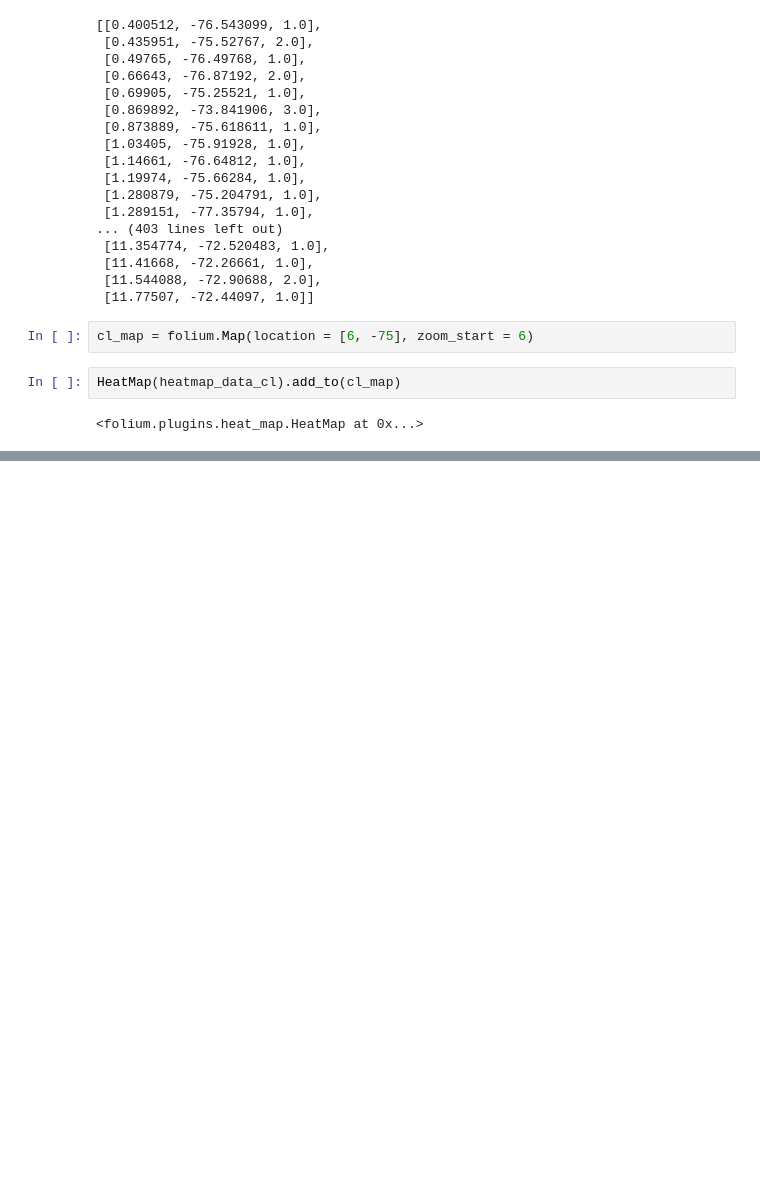
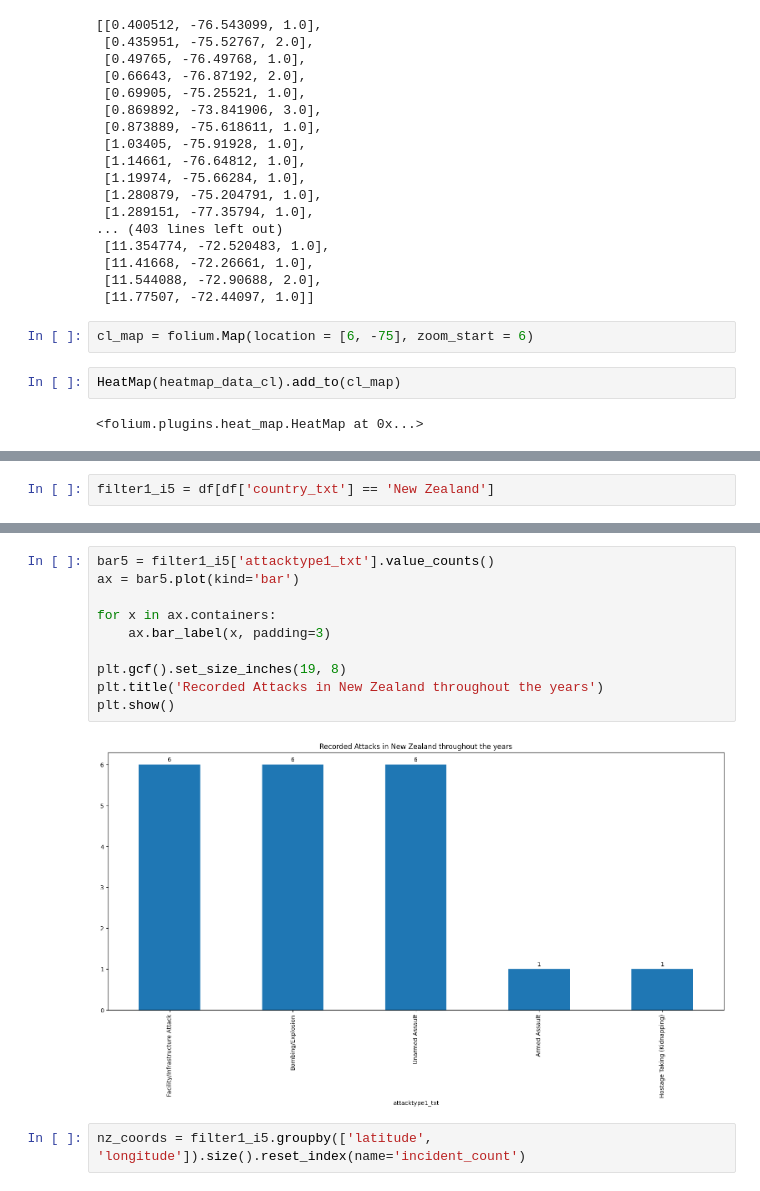
Before and after one commit to akagail/ITD-3B, a Jupyter notebook: activity6.ipynb, the cells around one changed output, grey strips where cells are left out. Saved outputs shown, nothing was run; the diff lists cells and outputs as text; blank space fills up the shorter version.

```diff
--- a/activity6.ipynb
+++ b/activity6.ipynb
@@ -304,0 +390,2 @@ na_fil1 =
+# %%
+filter1_i5 = df[df['country_txt'] == 'New Zealand']
@@ -304,0 +411,14 @@ na_fil1 =
+# %%
+bar5 = filter1_i5['attacktype1_txt'].value_counts()
+ax = bar5.plot(kind='bar')
+
+for x in ax.containers:
+    ax.bar_label(x, padding=3)
+
+plt.gcf().set_size_inches(19, 8)
+plt.title('Recorded Attacks in New Zealand throughout the years')
+plt.show()
+# %% [output]
+[figure, added]
+# %%
+nz_coords = filter1_i5.groupby(['latitude', 'longitude']).size().reset_index(name='incident_count')
```
Also changed, not shown: parts of 37 cells of this notebook.
